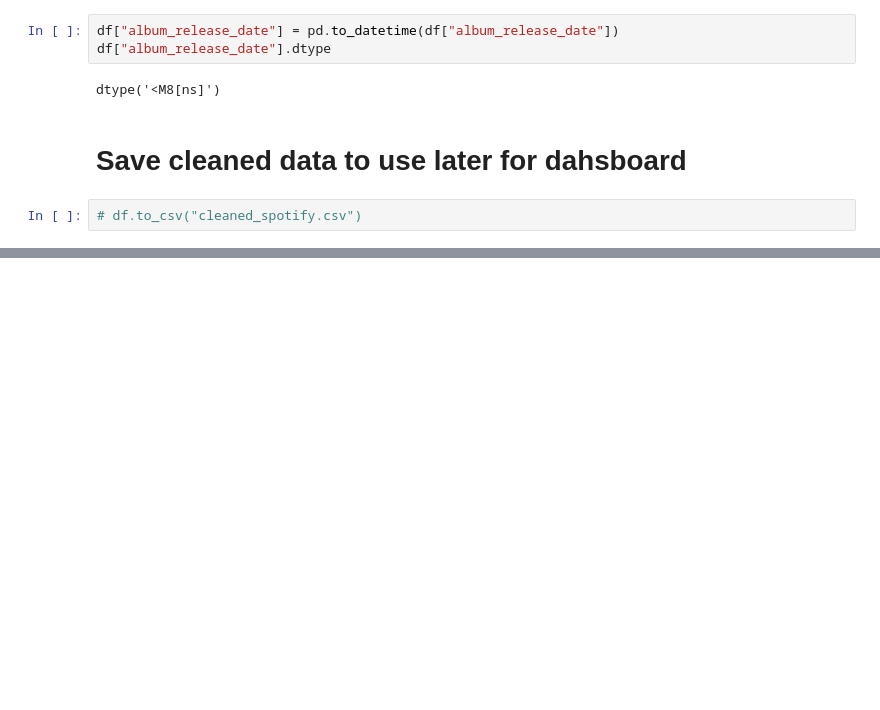
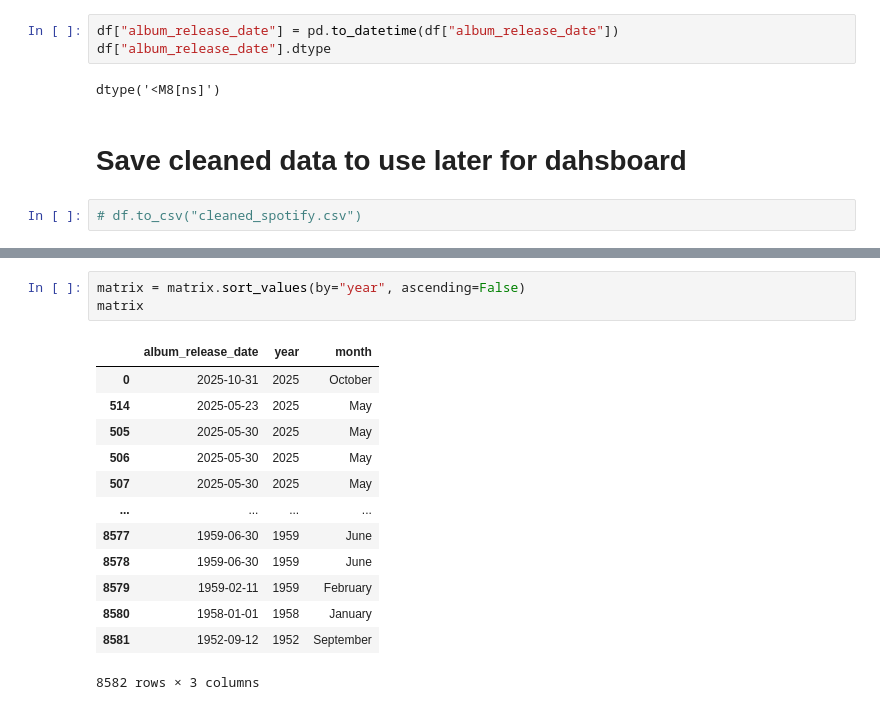
Before and after one commit to mo-chabane-tech/Data-Notebooks-And-Dashboards, a Jupyter notebook: Spotify Global Music/Notebook.ipynb, the cells around one changed output, grey strips where cells are left out. Drawn from its saved outputs; the diff is of its cells as text; blank space fills up the shorter version.

```diff
--- a/Spotify Global Music/Notebook.ipynb
+++ b/Spotify Global Music/Notebook.ipynb
@@ -152,0 +176,17 @@ dtype('<M8[ns]')
+# %%
+matrix = matrix.sort_values(by="year", ascending=False)
+matrix
+# %% [output]
+|  | album_release_date | year | month |
+| 0 | 2025-10-31 | 2025 | October |
+| 514 | 2025-05-23 | 2025 | May |
+| 505 | 2025-05-30 | 2025 | May |
+| 506 | 2025-05-30 | 2025 | May |
+| 507 | 2025-05-30 | 2025 | May |
+| ... | ... | ... | ... |
+| 8577 | 1959-06-30 | 1959 | June |
+| 8578 | 1959-06-30 | 1959 | June |
+| 8579 | 1959-02-11 | 1959 | February |
+| 8580 | 1958-01-01 | 1958 | January |
+| 8581 | 1952-09-12 | 1952 | September |
+8582 rows × 3 columns
```
Also changed, not shown: parts of 6 cells of this notebook.
